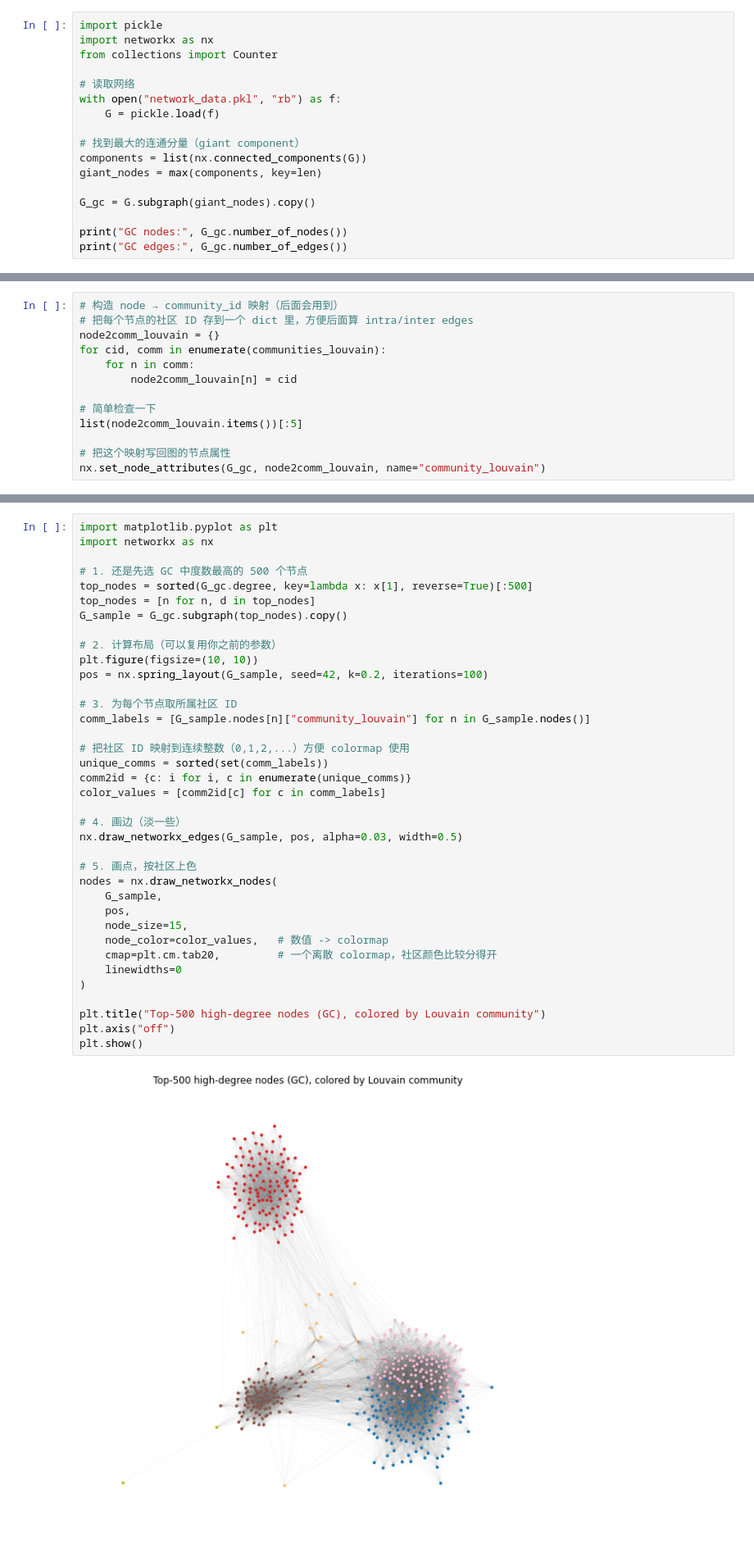
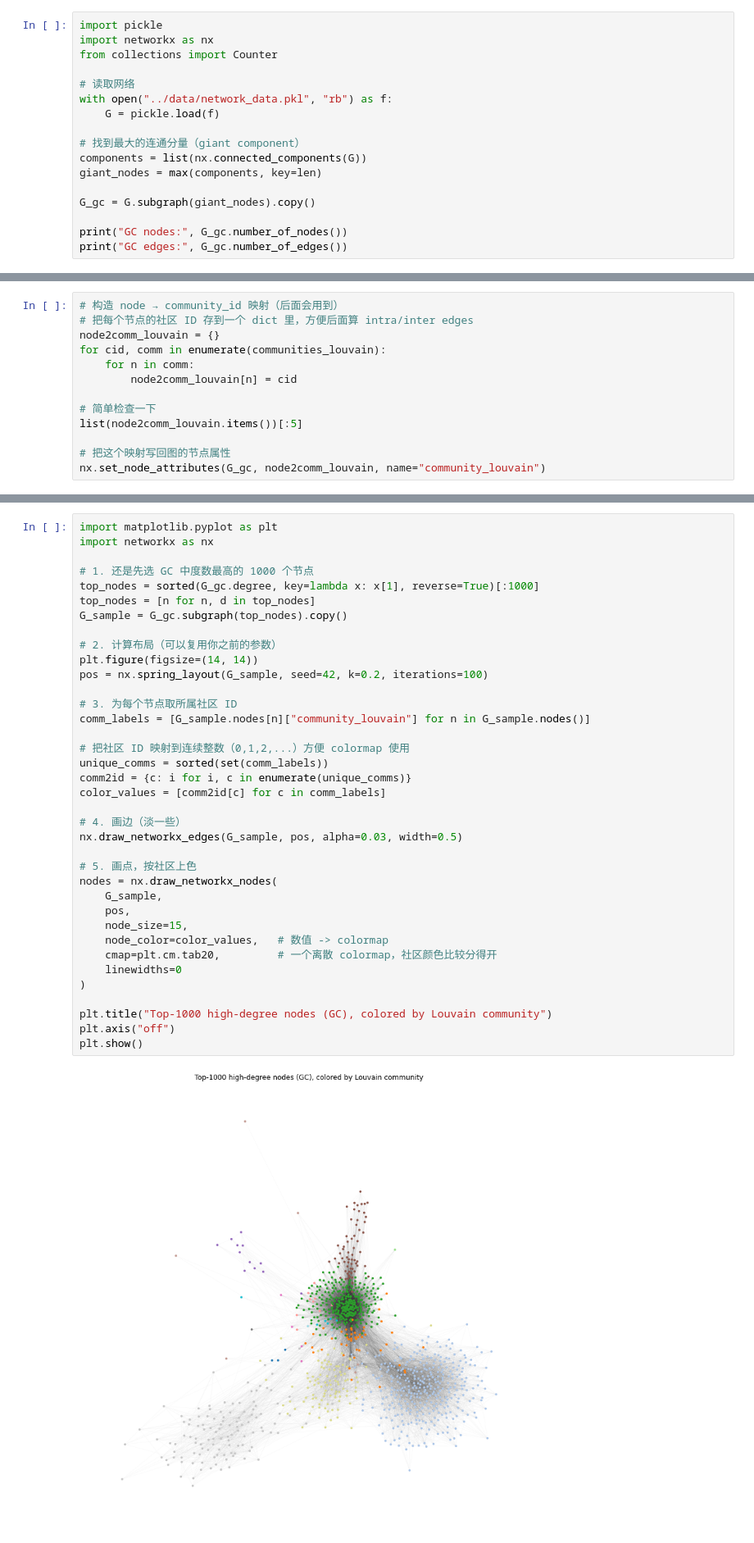
Before and after one commit to noddleslee/Social-data-mining, a Jupyter notebook: Project/Part2_02_find_community.ipynb, the cells around one changed output, grey strips where cells are left out. Shown at 82% size. Saved outputs shown, nothing was run; the diff lists cells and outputs as text.

```diff
--- a/Project/Part2_02_find_community.ipynb
+++ b/Project/Part2_02_find_community.ipynb
@@ -183,7 +198,7 @@ import networkx as nx
 from collections import Counter
 
 # 读取网络
-with open("network_data.pkl", "rb") as f:
+with open("../data/network_data.pkl", "rb") as f:
     G = pickle.load(f)
 
 # 找到最大的连通分量（giant component）
@@ -270,41 +288,41 @@ Top 10 sizes (Label Propagation): [10014, 3940, 3669, 1763, 1430, 857, 476, 372,
 import matplotlib.pyplot as plt
 import networkx as nx
 
-# 1. 还是先选 GC 中度数最高的 500 个节点
-top_nodes = sorted(G_gc.degree, key=lambda x: x[1], reverse=True)[:500]
+# 1. 还是先选 GC 中度数最高的 1000 个节点
+top_nodes = sorted(G_gc.degree, key=lambda x: x[1], reverse=True)[:1000]
 top_nodes = [n for n, d in top_nodes]
 G_sample = G_gc.subgraph(top_nodes).copy()
 
 # 2. 计算布局（可以复用你之前的参数）
-plt.figure(figsize=(10, 10))
+plt.figure(figsize=(14, 14))
 pos = nx.spring_layout(G_sample, seed=42, k=0.2, iterations=100)
 
 # 3. 为每个节点取所属社区 ID
 comm_labels = [G_sample.nodes[n]["community_louvain"] for n in G_sample.nodes()]
 
 # 把社区 ID 映射到连续整数（0,1,2,...）方便 colormap 使用
 unique_comms = sorted(set(comm_labels))
 comm2id = {c: i for i, c in enumerate(unique_comms)}
 color_values = [comm2id[c] for c in comm_labels]
 
 # 4. 画边（淡一些）
 nx.draw_networkx_edges(G_sample, pos, alpha=0.03, width=0.5)
 
 # 5. 画点，按社区上色
 nodes = nx.draw_networkx_nodes(
     G_sample,
     pos,
     node_size=15,
     node_color=color_values,   # 数值 -> colormap
     cmap=plt.cm.tab20,         # 一个离散 colormap，社区颜色比较分得开
     linewidths=0
 )
 
-plt.title("Top-500 high-degree nodes (GC), colored by Louvain community")
+plt.title("Top-1000 high-degree nodes (GC), colored by Louvain community")
 plt.axis("off")
 plt.show()
 # %% [output]
-[figure, old version]
+[figure, new version]
 # %% [markdown]
 The weighted Louvain partition of the giant component yields 125 communities with a modularity of 0.69, indicating a very pronounced community structure. The five largest communities together contain around 80% of all users, and the ten largest around 95%, while the remaining communities are much smaller. This pattern suggests that interaction on FriendFeed is organised into a few very large groups and a long tail of small communities, rather than a single undifferentiated public.
 # %% [markdown]
```
Also changed, not shown: parts of 41 cells of this notebook, 1 other file.
